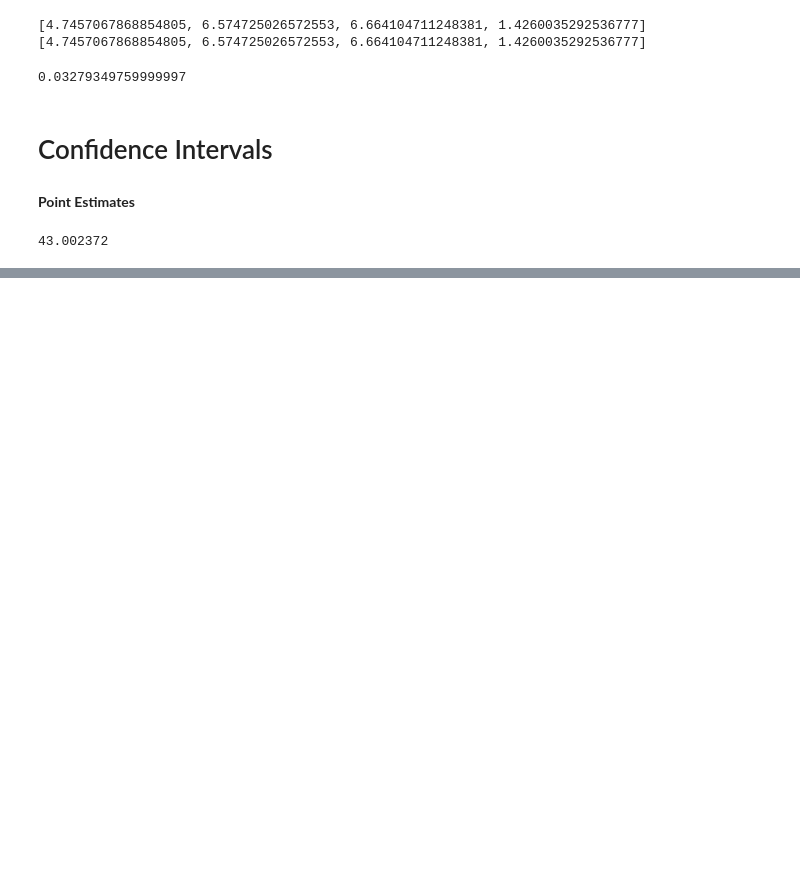
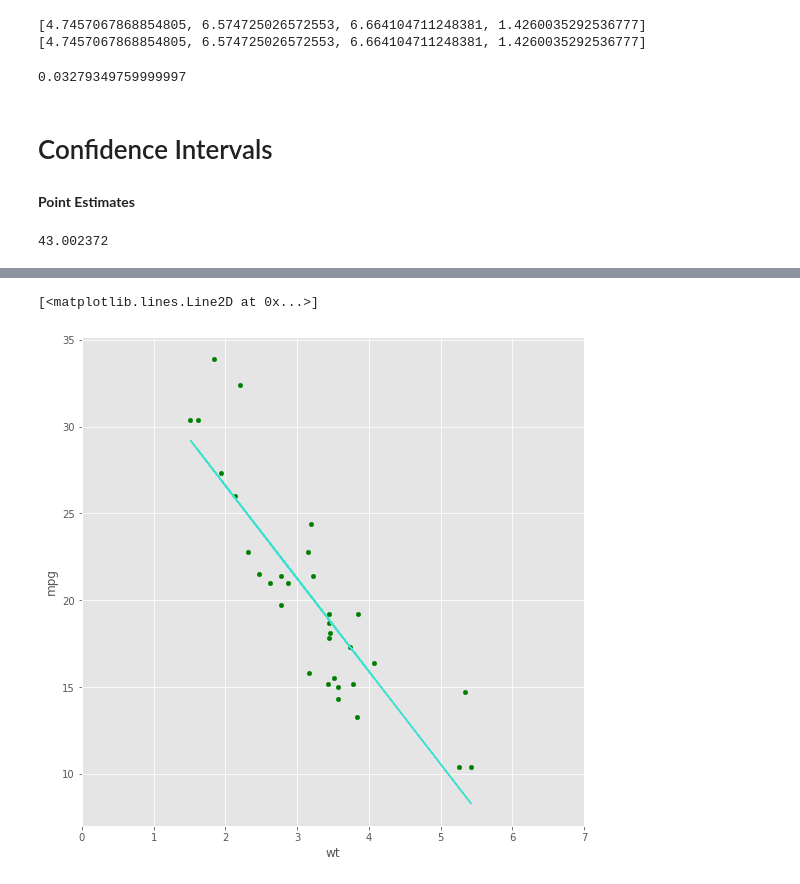
Before and after one commit to SapirBenHamo/Practicing-Python---Data-Analysis, a Jupyter notebook: PracticingPythonForDataAnalysis.ipynb, the cells around one changed output, grey strips where cells are left out. Drawn from its saved outputs; the diff is of its cells as text; code cells hidden in the pictures; blank space fills up the shorter version.

```diff
--- a/PracticingPythonForDataAnalysis.ipynb
+++ b/PracticingPythonForDataAnalysis.ipynb
@@ -1194,0 +1356,5 @@ population_ages.mean()
+# %%
+train_prediction = regression_model.predict(X = pd.DataFrame(mtcars['wt']))
+# Actual - prediction = residuals
+residuals = mtcars['mpg'] - train_prediction
+residuals.describe()
@@ -1194,0 +1371,15 @@ population_ages.mean()
+# %%
+mtcars.plot(kind = 'scatter',
+            x = 'wt',
+            y = 'mpg',
+            figsize = (9,9),
+            color = 'green',
+            xlim = (0,7))
+
+# Plot regression line
+plt.plot(mtcars['wt'],        # Explanitory variable
+         train_prediction,    # Predicted values
+         color = 'turquoise')
+# %% [output]
+[<matplotlib.lines.Line2D at 0x...>]
+[figure, added]
```
Also changed, not shown: parts of 47 cells of this notebook.
